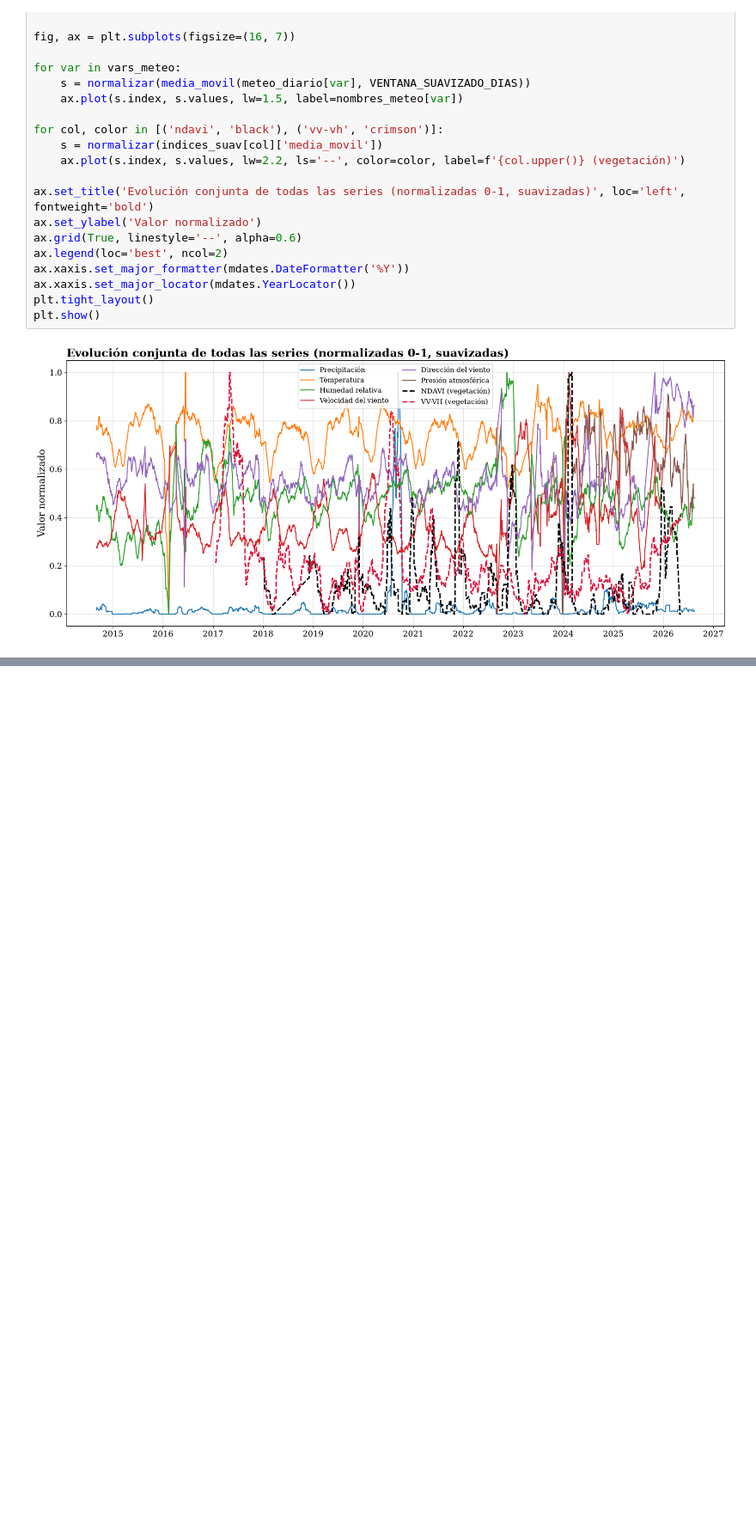
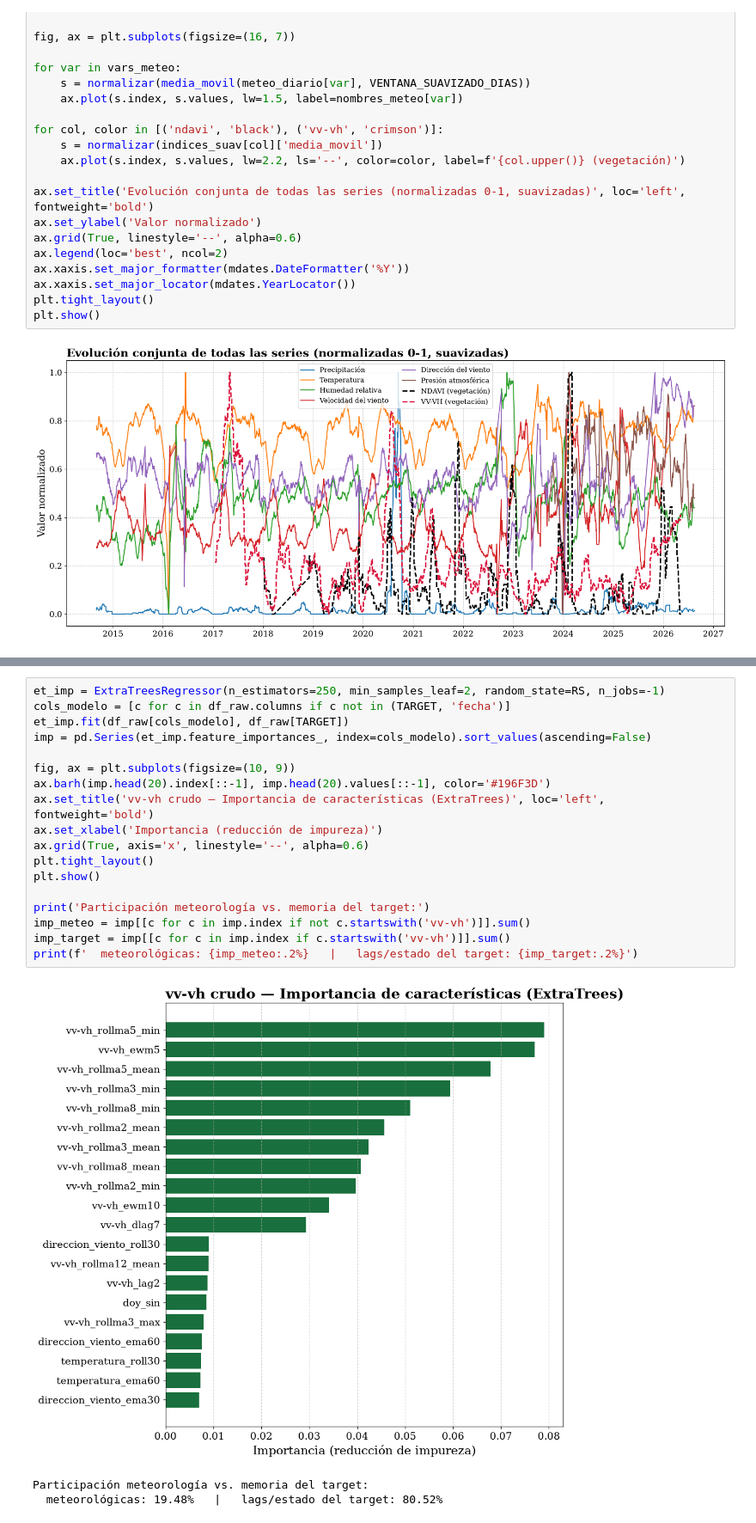
Before and after one commit to pxtroniwnl/barcelona-de-indias-time-serie, a Jupyter notebook: notebook/vegetacion/02_analisis_buchon.ipynb, the cells around one changed output, grey strips where cells are left out. Shown at 86% size. Drawn from its saved outputs; the diff is of its cells as text; blank space fills up the shorter version.

```diff
--- a/notebook/vegetacion/02_analisis_buchon.ipynb
+++ b/notebook/vegetacion/02_analisis_buchon.ipynb
@@ -354,0 +831,22 @@ Este es el punto de partida para la etapa de **predicción de cobertura de veget
+# %%
+et_imp = ExtraTreesRegressor(n_estimators=250, min_samples_leaf=2, random_state=RS, n_jobs=-1)
+cols_modelo = [c for c in df_raw.columns if c not in (TARGET, 'fecha')]
+et_imp.fit(df_raw[cols_modelo], df_raw[TARGET])
+imp = pd.Series(et_imp.feature_importances_, index=cols_modelo).sort_values(ascending=False)
+
+fig, ax = plt.subplots(figsize=(10, 9))
+ax.barh(imp.head(20).index[::-1], imp.head(20).values[::-1], color='#196F3D')
+ax.set_title('vv-vh crudo — Importancia de características (ExtraTrees)', loc='left', fontweight='bold')
+ax.set_xlabel('Importancia (reducción de impureza)')
+ax.grid(True, axis='x', linestyle='--', alpha=0.6)
+plt.tight_layout()
+plt.show()
+
+print('Participación meteorología vs. memoria del target:')
+imp_meteo = imp[[c for c in imp.index if not c.startswith('vv-vh')]].sum()
+imp_target = imp[[c for c in imp.index if c.startswith('vv-vh')]].sum()
+print(f'  meteorológicas: {imp_meteo:.2%}   |   lags/estado del target: {imp_target:.2%}')
+# %% [output]
+[figure, added]
+Participación meteorología vs. memoria del target:
+  meteorológicas: 19.48%   |   lags/estado del target: 80.52%
```
Also changed, not shown: parts of 18 cells of this notebook, 3 other files.
